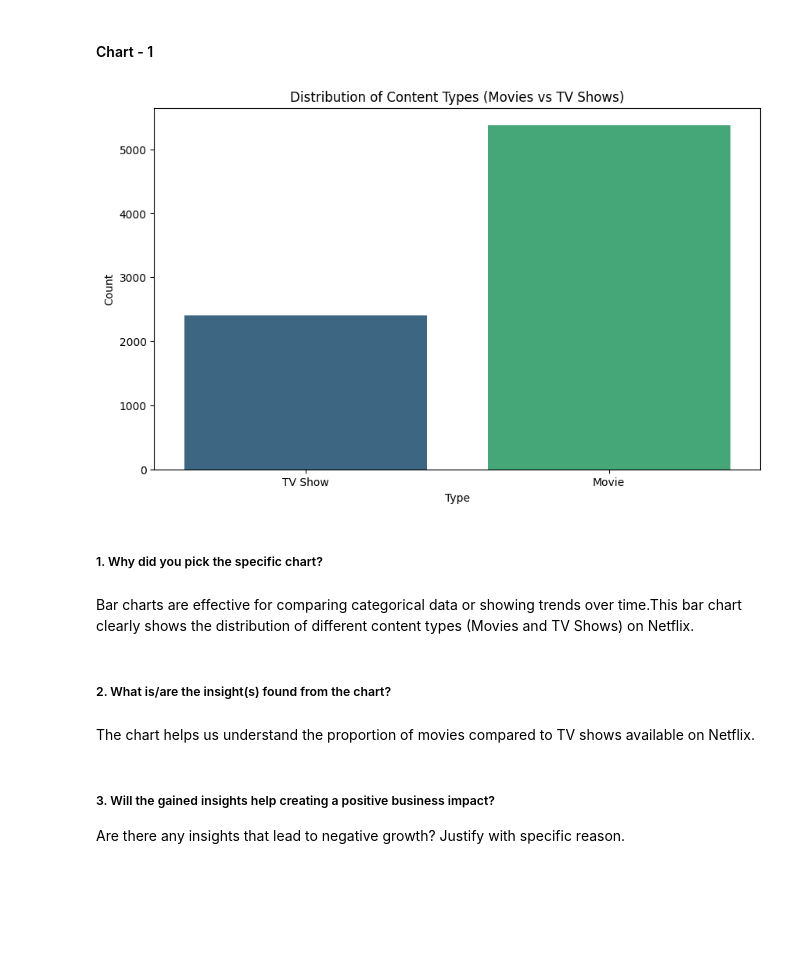
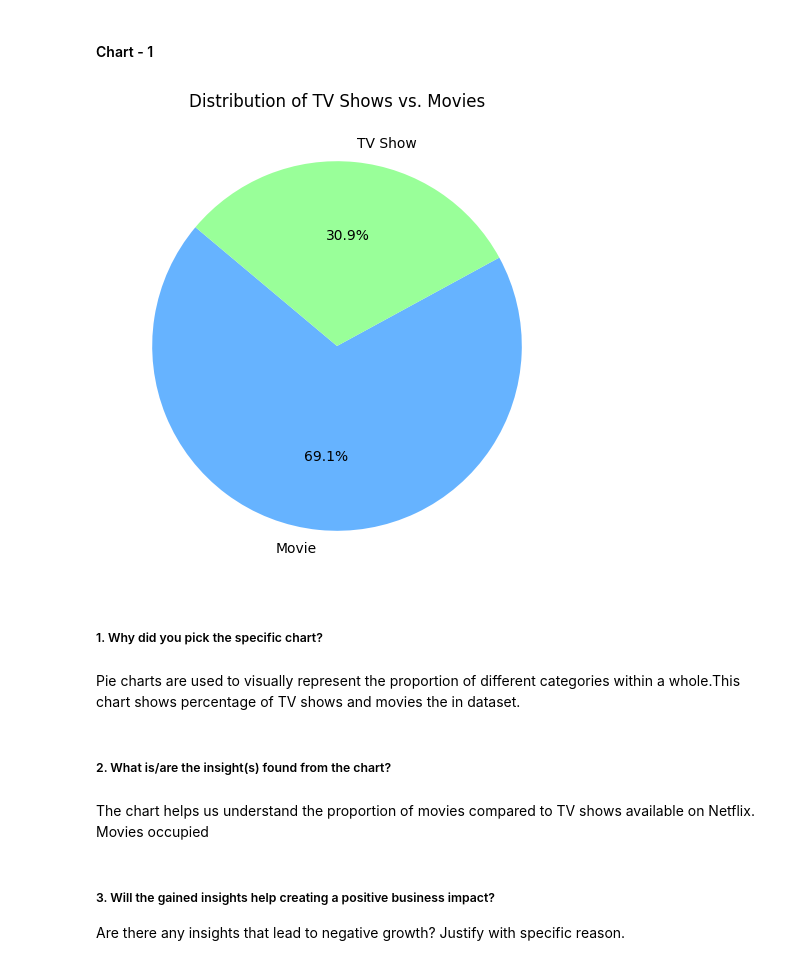
Before and after one commit to Manikanta898/Unsupervised-ML---Netflix-Movies-and-TV-Shows-Clustering, a Jupyter notebook: Netflix_Movies_and_TV_Shows_Clustering.ipynb, the cells around one changed output. Drawn from its saved outputs; the diff is of its cells as text; code cells hidden in the pictures; blank space fills up the shorter version.

```diff
--- a/Netflix_Movies_and_TV_Shows_Clustering.ipynb
+++ b/Netflix_Movies_and_TV_Shows_Clustering.ipynb
@@ -480,24 +480,24 @@ February : 472
 ## ***4. Data Vizualization, Storytelling & Experimenting with charts : Understand the relationships between variables***
 # %% [markdown]
 #### Chart - 1
-# %%
-# Chart - 1 visualization code
-plt.figure(figsize=(10,6))
-sns.countplot(data=df, x='type', palette='viridis')
-plt.title('Distribution of Content Types (Movies vs TV Shows)')
-plt.xlabel('Type')
-plt.ylabel('Count')
-plt.show()
-# %% [output]
-[figure, removed]
+# %%
+# Chart - 1 : visualization code
+type_counts = df['type'].value_counts()
+plt.figure(figsize=(6, 6))  # Adjust size if needed
+# Plotting the first pie chart
+plt.pie(type_counts, labels=type_counts.index, autopct='%1.1f%%', colors=['#66b3ff', '#99ff99'], startangle=140)
+plt.title('Distribution of TV Shows vs. Movies')
+plt.show()
+# %% [output]
+[figure, added]
 # %% [markdown]
 ##### 1. Why did you pick the specific chart?
-# %% [markdown]
-Bar charts are effective for comparing categorical data or showing trends over time.This bar chart clearly shows the distribution of different content types (Movies and TV Shows) on Netflix.
+# %% [markdown]
+Pie charts are used to visually represent the proportion of different categories within a whole.This chart shows percentage of TV shows and movies the in dataset.
 # %% [markdown]
 ##### 2. What is/are the insight(s) found from the chart?
 # %% [markdown]
-The chart helps us understand the proportion of movies compared to TV shows available on Netflix.
+The chart helps us understand the proportion of movies compared to TV shows available on Netflix. Movies occupied
 # %% [markdown]
 ##### 3. Will the gained insights help creating a positive business impact?
 Are there any insights that lead to negative growth? Justify with specific reason.
```
Also changed, not shown: parts of 63 cells of this notebook.
